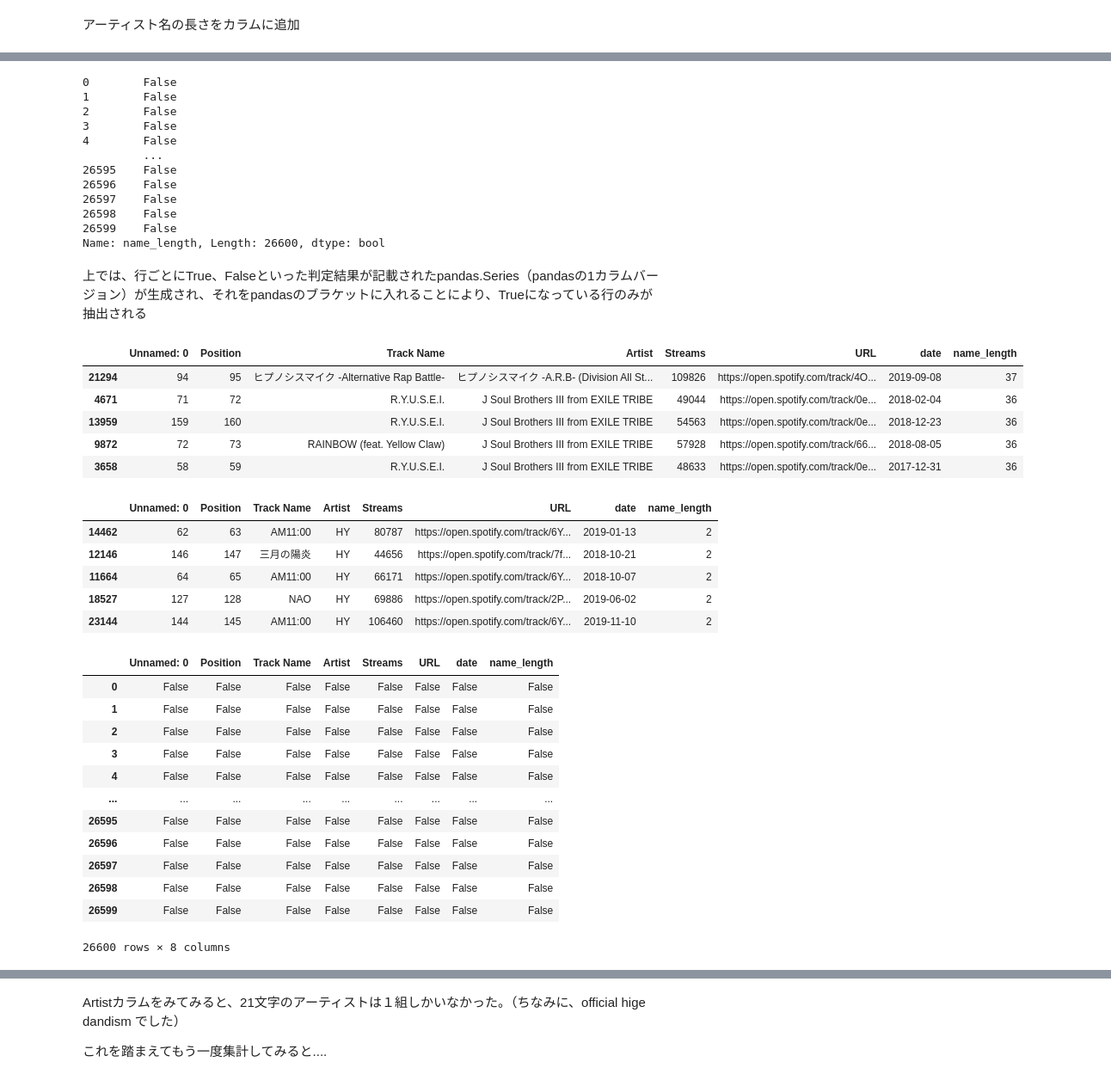
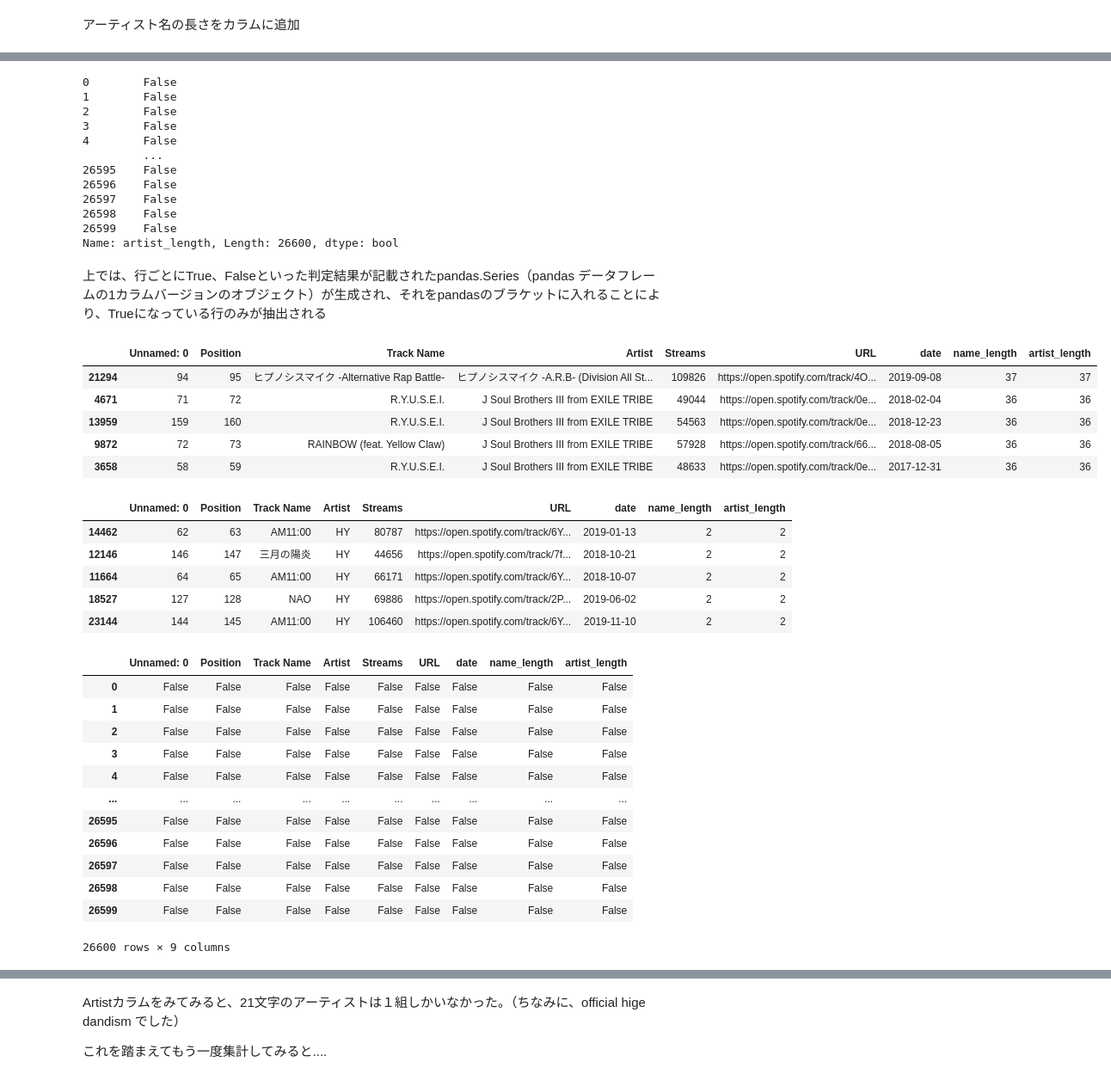
Before and after one commit to loverico/python_lecture, a Jupyter notebook: [Python講座]第2回CSVファイルのデータを可視化する.ipynb, the cells around one changed output, grey strips where cells are left out. Shown at 86% size. Cells and saved outputs as stored; diff of their text form; code cells hidden in the pictures.

```diff
--- a/[Python講座]第2回CSVファイルのデータを可視化する.ipynb
+++ b/[Python講座]第2回CSVファイルのデータを可視化する.ipynb
@@ -204,3 +215,9 @@ master_df[['Track Name', 'Artist']].head()
 | 4 | Despacito - Remix | Luis Fonsi |
 # %% [markdown]
 アーティスト名の長さをカラムに追加
+# %%
+# artist_name カラムを明示的にdateに型変換
+master_df["date"] = pd.to_datetime(master_df["date"])
+print(f"'date' column's type is {type(pd.to_datetime(master_df['date'])[0])}")
+# 逆に、文字列にするには、astypeを使う
+print(f"'date' column's type is {type(master_df['date'].astype(str)[0])}")
@@ -209,7 +229,7 @@ master_df[['Track Name', 'Artist']].head()
 master_df["Artist"] = master_df["Artist"].astype(str)
 # %%
 # artist_name カラムの要素に1つずつ、len() メソッドを適用し、アーティスト名の長さを取得
-master_df["name_length"] = master_df["Artist"].map(len) # map関数で各行の値を長さにマッピング（変換）している
+master_df["artist_length"] = master_df["Artist"].map(len) # map関数で各行の値を長さにマッピング（変換）している
 # %%
 master_df.head()
 # %% [output]
@@ -239,6 +259,6 @@ master_df[master_df['name_length'] >= 30]
 # %%
 # ブラケット内ではこのようになっている、
-master_df['name_length'] >= 30
+master_df['artist_length'] >= 30
 # %% [output]
 0        False
 1        False
@@ -251,46 +271,46 @@ master_df['name_length'] >= 30
 26597    False
 26598    False
 26599    False
-Name: name_length, Length: 26600, dtype: bool
+Name: artist_length, Length: 26600, dtype: bool
 # %% [markdown]
-上では、行ごとにTrue、Falseといった判定結果が記載されたpandas.Series（pandasの1カラムバージョン）が生成され、それをpandasのブラケットに入れることにより、Trueになっている行のみが抽出される
+上では、行ごとにTrue、Falseといった判定結果が記載されたpandas.Series（pandas データフレームの1カラムバージョンのオブジェクト）が生成され、それをpandasのブラケットに入れることにより、Trueになっている行のみが抽出される
 # %%
 # 長い順にソート
-master_df.sort_values(by='name_length', ascending=False).head()
+master_df.sort_values(by='artist_length', ascending=False).head()
 # %% [output]
-|  | Unnamed: 0 | Position | Track Name | Artist | Streams | URL | date | name_length |
-| 21294 | 94 | 95 | ヒプノシスマイク -Alternative Rap Battle- | ヒプノシスマイク -A.R.B- (Division All St... | 109826 | https://open.spotify.com/track/4O... | 2019-09-08 | 37 |
-| 4671 | 71 | 72 | R.Y.U.S.E.I. | J Soul Brothers III from EXILE TRIBE | 49044 | https://open.spotify.com/track/0e... | 2018-02-04 | 36 |
-| 13959 | 159 | 160 | R.Y.U.S.E.I. | J Soul Brothers III from EXILE TRIBE | 54563 | https://open.spotify.com/track/0e... | 2018-12-23 | 36 |
-| 9872 | 72 | 73 | RAINBOW (feat. Yellow Claw) | J Soul Brothers III from EXILE TRIBE | 57928 | https://open.spotify.com/track/66... | 2018-08-05 | 36 |
-| 3658 | 58 | 59 | R.Y.U.S.E.I. | J Soul Brothers III from EXILE TRIBE | 48633 | https://open.spotify.com/track/0e... | 2017-12-31 | 36 |
+|  | Unnamed: 0 | Position | Track Name | Artist | Streams | URL | date | name_length | artist_length |
+| 21294 | 94 | 95 | ヒプノシスマイク -Alternative Rap Battle- | ヒプノシスマイク -A.R.B- (Division All St... | 109826 | https://open.spotify.com/track/4O... | 2019-09-08 | 37 | 37 |
+| 4671 | 71 | 72 | R.Y.U.S.E.I. | J Soul Brothers III from EXILE TRIBE | 49044 | https://open.spotify.com/track/0e... | 2018-02-04 | 36 | 36 |
+| 13959 | 159 | 160 | R.Y.U.S.E.I. | J Soul Brothers III from EXILE TRIBE | 54563 | https://open.spotify.com/track/0e... | 2018-12-23 | 36 | 36 |
+| 9872 | 72 | 73 | RAINBOW (feat. Yellow Claw) | J Soul Brothers III from EXILE TRIBE | 57928 | https://open.spotify.com/track/66... | 2018-08-05 | 36 | 36 |
+| 3658 | 58 | 59 | R.Y.U.S.E.I. | J Soul Brothers III from EXILE TRIBE | 48633 | https://open.spotify.com/track/0e... | 2017-12-31 | 36 | 36 |
 # %%
 #短い順にソート
-master_df.sort_values(by='name_length', ascending=True).head()
+master_df.sort_values(by='artist_length', ascending=True).head()
 # %% [output]
-|  | Unnamed: 0 | Position | Track Name | Artist | Streams | URL | date | name_length |
-| 14462 | 62 | 63 | AM11:00 | HY | 80787 | https://open.spotify.com/track/6Y... | 2019-01-13 | 2 |
-| 12146 | 146 | 147 | 三月の陽炎 | HY | 44656 | https://open.spotify.com/track/7f... | 2018-10-21 | 2 |
-| 11664 | 64 | 65 | AM11:00 | HY | 66171 | https://open.spotify.com/track/6Y... | 2018-10-07 | 2 |
-| 18527 | 127 | 128 | NAO | HY | 69886 | https://open.spotify.com/track/2P... | 2019-06-02 | 2 |
-| 23144 | 144 | 145 | AM11:00 | HY | 106460 | https://open.spotify.com/track/6Y... | 2019-11-10 | 2 |
+|  | Unnamed: 0 | Position | Track Name | Artist | Streams | URL | date | name_length | artist_length |
+| 14462 | 62 | 63 | AM11:00 | HY | 80787 | https://open.spotify.com/track/6Y... | 2019-01-13 | 2 | 2 |
+| 12146 | 146 | 147 | 三月の陽炎 | HY | 44656 | https://open.spotify.com/track/7f... | 2018-10-21 | 2 | 2 |
+| 11664 | 64 | 65 | AM11:00 | HY | 66171 | https://open.spotify.com/track/6Y... | 2018-10-07 | 2 | 2 |
+| 18527 | 127 | 128 | NAO | HY | 69886 | https://open.spotify.com/track/2P... | 2019-06-02 | 2 | 2 |
+| 23144 | 144 | 145 | AM11:00 | HY | 106460 | https://open.spotify.com/track/6Y... | 2019-11-10 | 2 | 2 |
 # %%
 # 欠損値を確認
 master_df.isnull()
 # %% [output]
-|  | Unnamed: 0 | Position | Track Name | Artist | Streams | URL | date | name_length |
-| 0 | False | False | False | False | False | False | False | False |
-| 1 | False | False | False | False | False | False | False | False |
-| 2 | False | False | False | False | False | False | False | False |
-| 3 | False | False | False | False | False | False | False | False |
-| 4 | False | False | False | False | False | False | False | False |
-| ... | ... | ... | ... | ... | ... | ... | ... | ... |
-| 26595 | False | False | False | False | False | False | False | False |
-| 26596 | False | False | False | False | False | False | False | False |
-| 26597 | False | False | False | False | False | False | False | False |
-| 26598 | False | False | False | False | False | False | False | False |
-| 26599 | False | False | False | False | False | False | False | False |
+|  | Unnamed: 0 | Position | Track Name | Artist | Streams | URL | date | name_length | artist_length |
+| 0 | False | False | False | False | False | False | False | False | False |
+| 1 | False | False | False | False | False | False | False | False | False |
+| 2 | False | False | False | False | False | False | False | False | False |
+| 3 | False | False | False | False | False | False | False | False | False |
+| 4 | False | False | False | False | False | False | False | False | False |
+| ... | ... | ... | ... | ... | ... | ... | ... | ... | ... |
+| 26595 | False | False | False | False | False | False | False | False | False |
+| 26596 | False | False | False | False | False | False | False | False | False |
+| 26597 | False | False | False | False | False | False | False | False | False |
+| 26598 | False | False | False | False | False | False | False | False | False |
+| 26599 | False | False | False | False | False | False | False | False | False |
-26600 rows × 8 columns
+26600 rows × 9 columns
 # %%
 master_df.isnull().sum()
 # %% [output]
```
Also changed, not shown: parts of 57 cells of this notebook.
